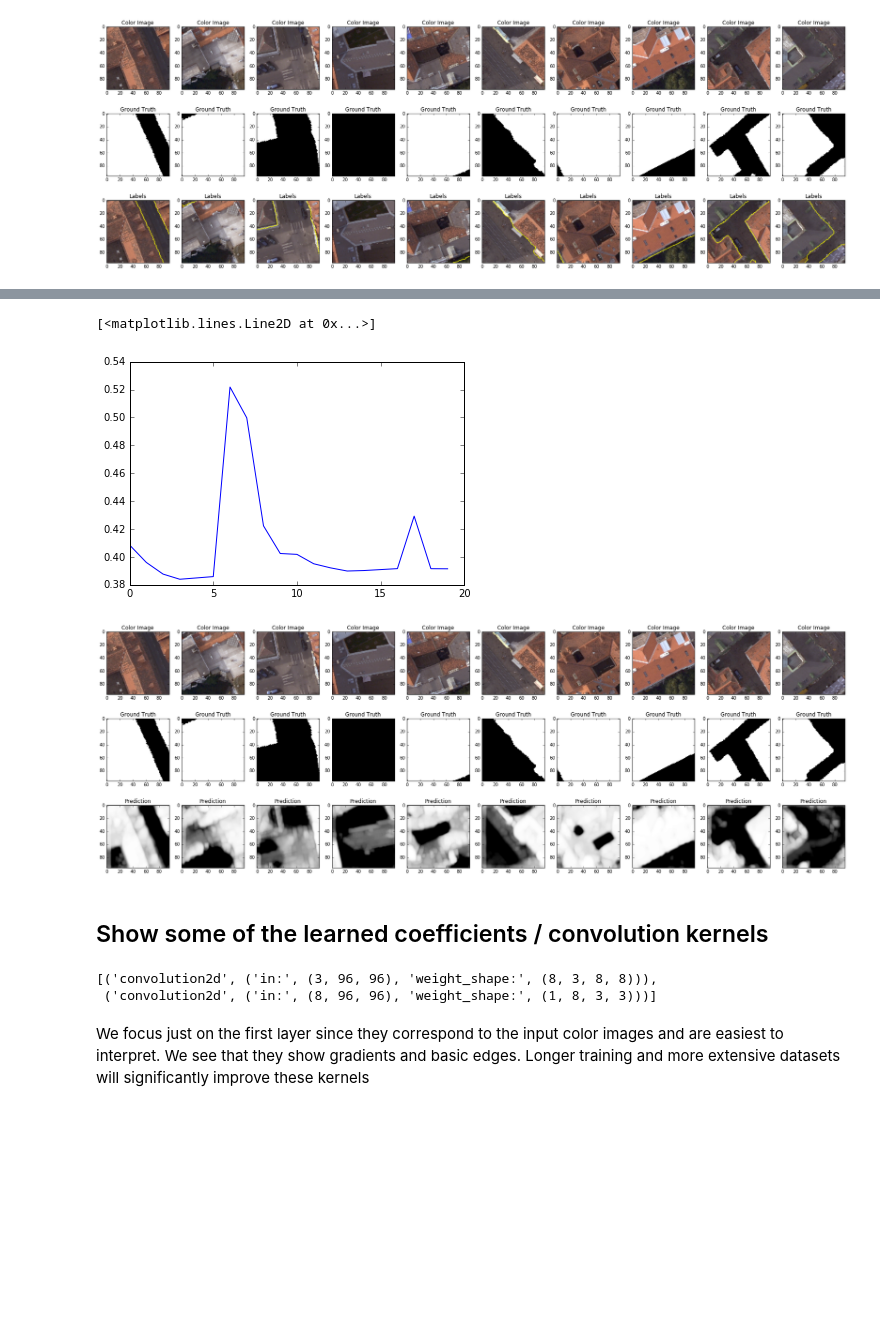
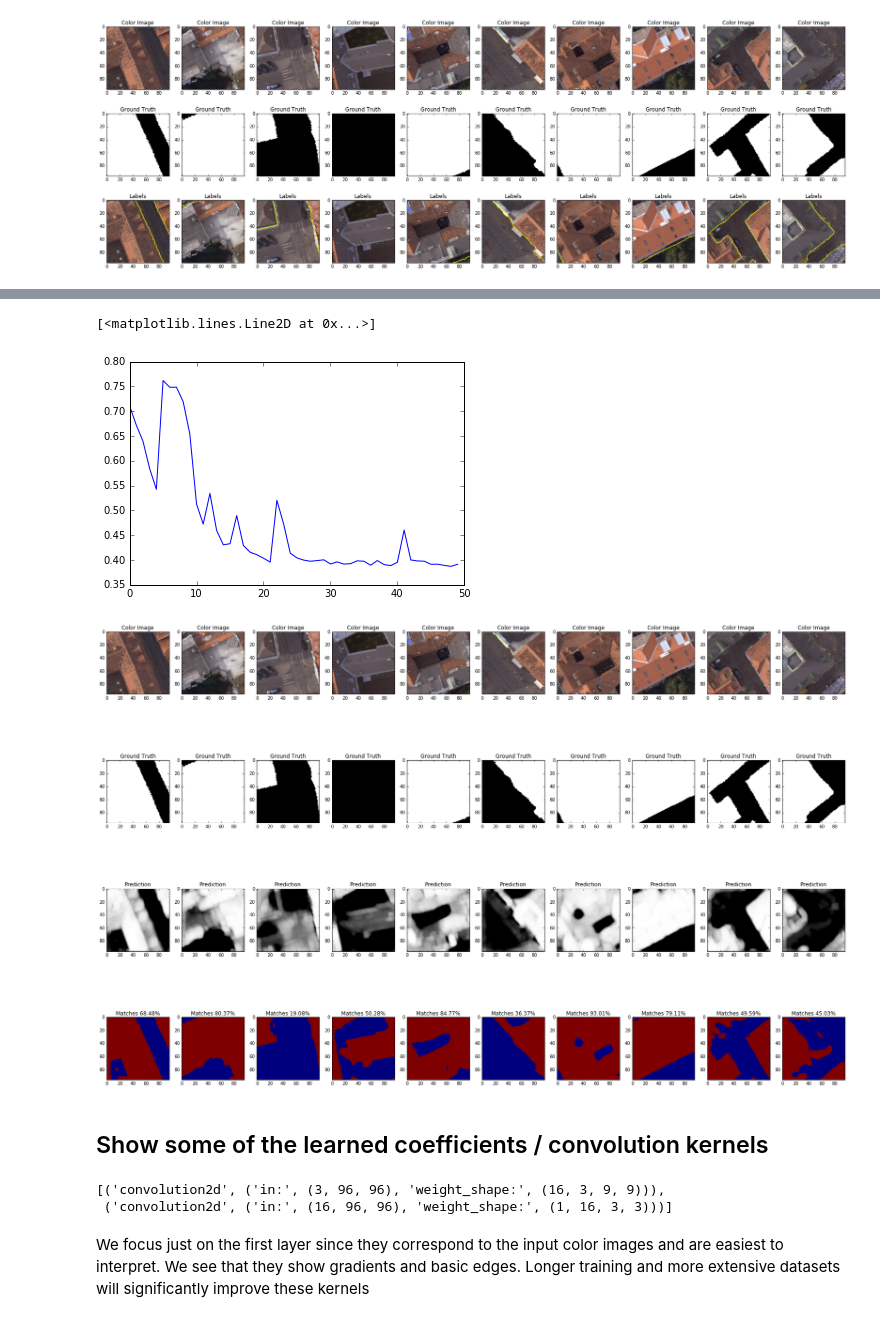
Before and after one commit to Quantitative-Big-Imaging/Quantitative-Big-Imaging-2016, a Jupyter notebook: Exercises/12-notebook.ipynb, the cells around one changed output, grey strips where cells are left out. Drawn from its saved outputs; the diff is of its cells as text; code cells hidden in the pictures; blank space fills up the shorter version.

```diff
--- a/Exercises/12-notebook.ipynb
+++ b/Exercises/12-notebook.ipynb
@@ -90,9 +90,9 @@ from keras.utils import np_utils
 img_cnt, img_channels, img_rows, img_cols = col_imgs.shape
 batch_size = 16
 # for the first layer
-patch_size = 8
-depth = 8
-num_hidden = 64
+patch_size = 9
+depth = 16
+
 DEEPER_LAYER = False
 DEEPEST_LAYER = False
 # %%
@@ -134,11 +134,12 @@ map(lambda x: (x.name,('in:',x.input_shape[1:],'out:',x.output_shape[1:])),model
  ('activation', ('in:', (1, 96, 96), 'out:', (1, 96, 96)))]
 # %%
 # let's train the model using SGD + momentum (how original).
-sgd = SGD(lr=2e-2, decay=1e-6, momentum=0.9, nesterov=True)
+sgd = SGD(lr=4e-2, decay=1e-6, momentum=0.9, nesterov=True)
 model.compile(loss='binary_crossentropy', # since there are only two classes (road or not)
               optimizer=sgd)
 # %%
+%%time
 # a fast fit
 # fit the model with the normalized images and the labels
-fit_history = model.fit(fcol_imgs[:100,:,:,:],flab_imgs[:100,:],batch_size = batch_size, nb_epoch = 20, shuffle = True)
+fit_history = model.fit(fcol_imgs[:100,:,:,:],flab_imgs[:100,:],batch_size = batch_size, nb_epoch = 50, shuffle = True)
 # %% [output]
@@ -178,7 +179,7 @@ Epoch 5/5
 plt.plot(fit_history.history['loss'])
 # %% [output]
 [<matplotlib.lines.Line2D at 0x...>]
-[figure, old version]
+[figure, new version]
 # %%
 # predict the output layer of the images
 pred_fimg = model.predict_on_batch(fcol_imgs)
@@ -186,19 +187,22 @@ pred_img = pred_fimg[0].reshape((fcol_imgs.shape[0],lab_imgs.shape[2],lab_imgs.s
 # %%
 %matplotlib inline
 
-fig, (ax1, ax2, ax3) = plt.subplots(3,10,figsize = (30,10))
-for (cax1,wcimg,cax2,wlimg,cax3,wpimg) in zip(ax1,col_imgs,ax2,lab_imgs,ax3,pred_img):
+fig, (ax1, ax2, ax3, ax4) = plt.subplots(4,10,figsize = (30,20))
+for (cax1,wcimg,cax2,wlimg,cax3,wpimg,cax4) in zip(ax1,col_imgs,ax2,lab_imgs,ax3,pred_img,ax4):
     scimg = wcimg.swapaxes(0,2).swapaxes(0,1)
     slimg = wlimg.squeeze()
     spimg = (wpimg.squeeze()*255).astype(np.uint8)
     cax1.imshow(scimg) # show the color image
     cax1.set_title("Color Image")
     cax2.imshow(slimg, cmap='gray') # show the segments
     cax2.set_title("Ground Truth")
     cax3.imshow(spimg, cmap='gray')
     cax3.set_title("Prediction")
+    tp_fn = ((spimg>127) & (slimg>127))+((spimg<127) & (slimg<127))
+    cax4.imshow(tp_fn)
+    cax4.set_title("Matches %0.2f%%" % (tp_fn.mean()*100))
 # %% [output]
-[figure, old version]
+[figure, new version]
 # %% [markdown]
 ## Show some of the learned coefficients / convolution kernels
 # %%
@@ -206,8 +210,8 @@ for (cax1,wcimg,cax2,wlimg,cax3,wpimg) in zip(ax1,col_imgs,ax2,lab_imgs,ax3,pred
 map(lambda x: (x.name,('in:',x.input_shape[1:],'weight_shape:',x.W.get_value().shape)),
     filter(lambda x: x.__dict__.has_key('W'),model.layers))
 # %% [output]
-[('convolution2d', ('in:', (3, 96, 96), 'weight_shape:', (8, 3, 8, 8))),
- ('convolution2d', ('in:', (8, 96, 96), 'weight_shape:', (1, 8, 3, 3)))]
+[('convolution2d', ('in:', (3, 96, 96), 'weight_shape:', (16, 3, 9, 9))),
+ ('convolution2d', ('in:', (16, 96, 96), 'weight_shape:', (1, 16, 3, 3)))]
 # %% [markdown]
 We focus just on the first layer since they correspond to the input color images and are easiest to interpret. We see that they show gradients and basic edges. Longer training and more extensive datasets will significantly improve these kernels
 # %%
```
Also changed, not shown: parts of 4 cells of this notebook.
